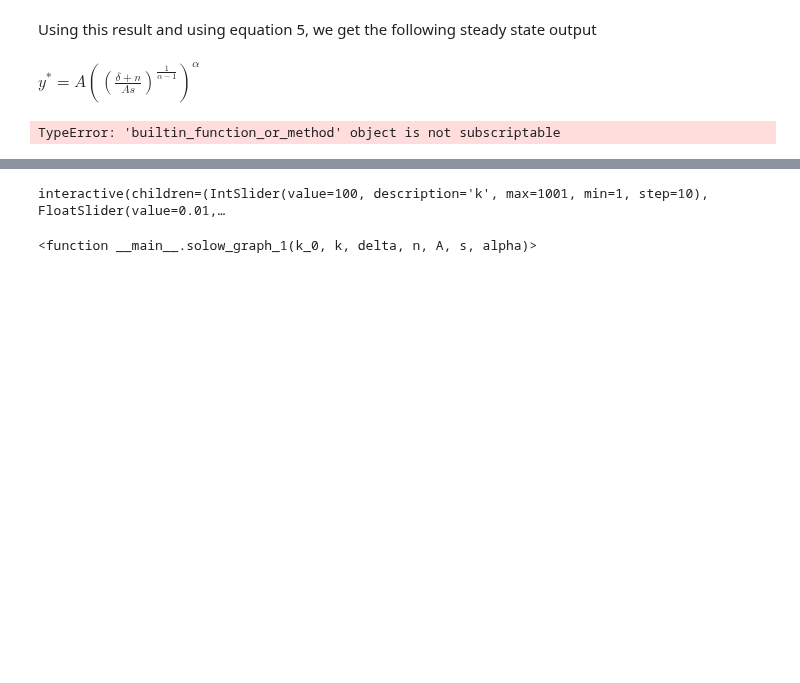
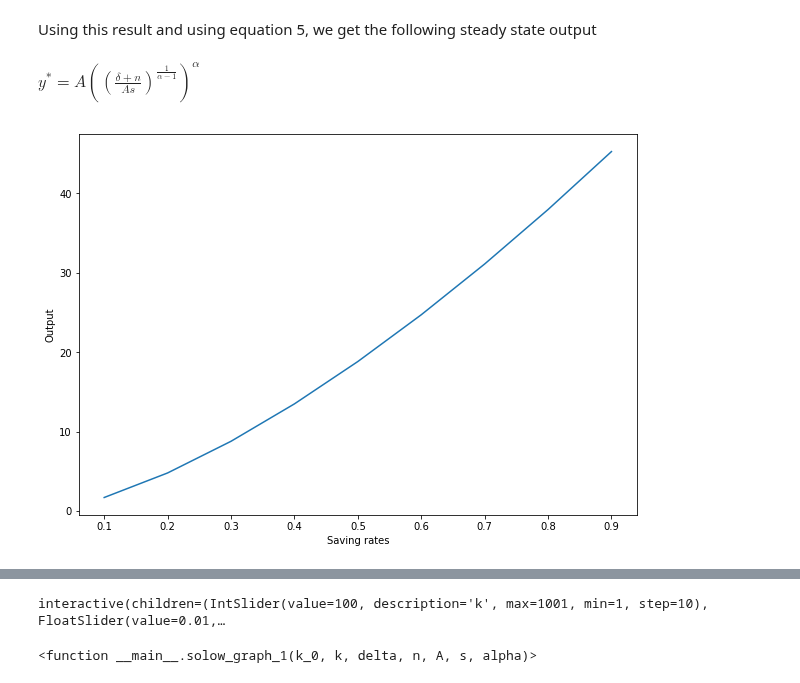
Before and after one commit to NumEconCopenhagen/projects-2020-1001numpyarrays, a Jupyter notebook: modelproject/modelproject.ipynb, the cells around one changed output, grey strips where cells are left out. Drawn from its saved outputs; the diff is of its cells as text; code cells hidden in the pictures; blank space fills up the shorter version.

```diff
--- a/modelproject/modelproject.ipynb
+++ b/modelproject/modelproject.ipynb
@@ -125,17 +125,17 @@ def _steady_state_capital_func(delta,n,A,s,alpha):
 # %%
 delta= 0.05
 n= 0.02
 A= 1
-labels = ("0.1","0.2","0.3","0.4","0.5","0.6","0.7","0.8","0.9",)
-savings_vec = np.array[0.1,0.2,0.3,0.4,0.5,0.6,0.7,0.8,0.9]
+#labels = ("0.1","0.2","0.3","0.4","0.5","0.6","0.7","0.8","0.9",)
+savings_vec = np.array([0.1,0.2,0.3,0.4,0.5,0.6,0.7,0.8,0.9])
 alpha = 0.33
 steady_state_capital_func(delta,n,A,savings_vec,alpha)
 plt.figure(figsize=(10,7))
 plt.xlabel("Saving rates")
 plt.ylabel("Output")
 plt.plot(savings_vec,steady_state_capital_func(delta,n,A,savings_vec,alpha));
 # %% [output]
-TypeError: 'builtin_function_or_method' object is not subscriptable
+[figure, added]
 # %%
 def solow_graph_1(k_0,k,delta,n,A,s,alpha):
         # capital path
```
Also changed, not shown: parts of 3 cells of this notebook.
